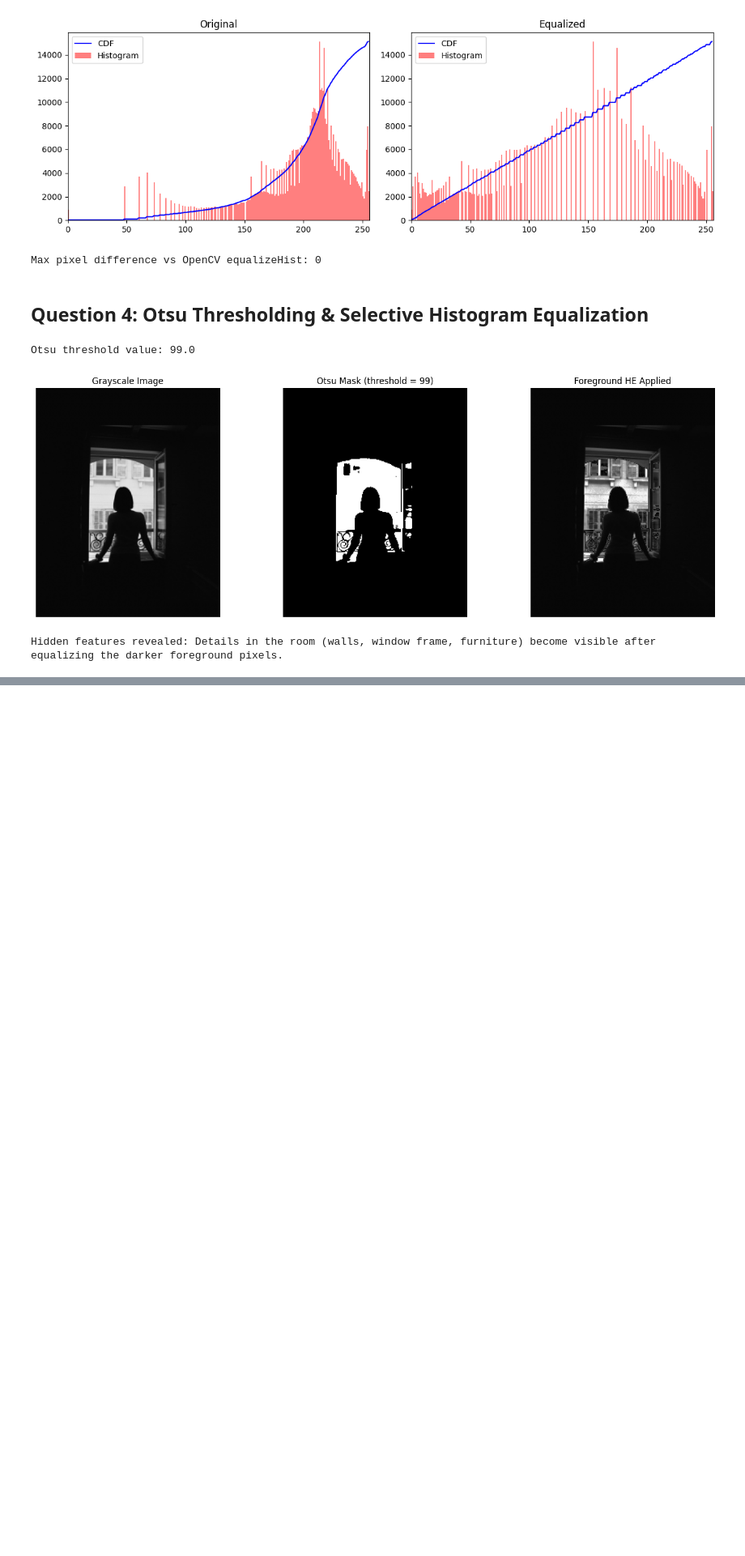
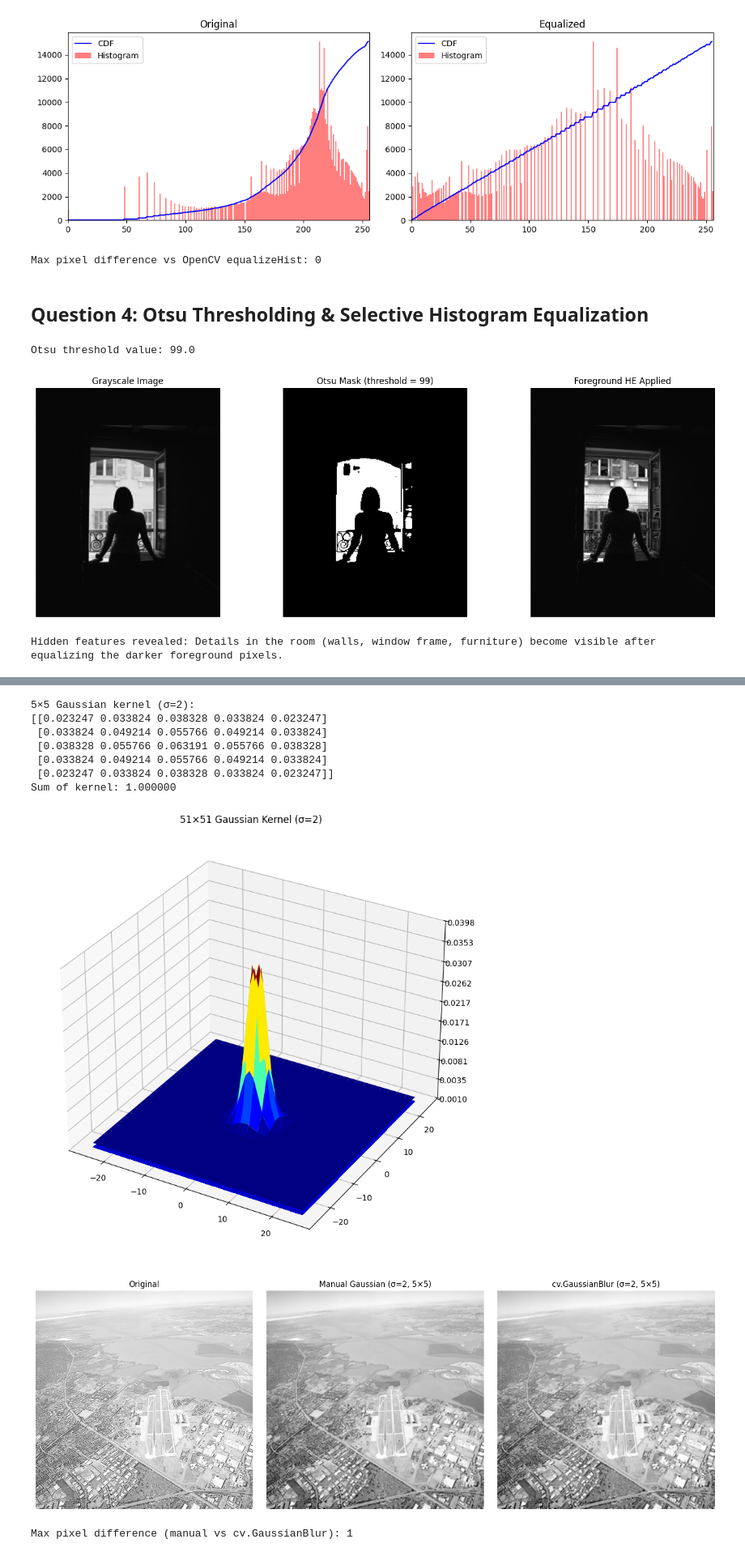
Before and after one commit to Dilki20thakshmila/Computer_Vision_Assignment_01, a Jupyter notebook: Assignment_01_258829L.ipynb, the cells around one changed output, grey strips where cells are left out. Shown at 81% size. Drawn from its saved outputs; the diff is of its cells as text; code cells hidden in the pictures; blank space fills up the shorter version.

```diff
--- a/Assignment_01_258829L.ipynb
+++ b/Assignment_01_258829L.ipynb
@@ -260,0 +264,79 @@ Hidden features revealed: Details in the room (walls, window frame, furniture) b
+# %%
+import cv2 as cv
+import numpy as np
+import matplotlib.pyplot as plt
+from mpl_toolkits.mplot3d import Axes3D
+from matplotlib import cm
+from matplotlib.ticker import LinearLocator, FormatStrFormatter
+
+#(a) Compute normalized 5×5 Gaussian kernel, σ = 2
+def gaussian_kernel(size, sigma):
+    half = size // 2
+    ax = np.arange(-half, half + 1)
+    xx, yy = np.meshgrid(ax, ax)
+    kernel = np.exp(-(xx**2 + yy**2) / (2 * sigma**2))
+    return kernel / kernel.sum()  # normalize
+
+sigma = 2
+kernel_5x5 = gaussian_kernel(5, sigma)
+print('5×5 Gaussian kernel (σ=2):')
+print(np.round(kernel_5x5, 6))
+print(f'Sum of kernel: {kernel_5x5.sum():.6f}')
+
+#(b) Visualize 51×51 Gaussian kernel as 3D surface
+kernel_51x51 = gaussian_kernel(51, sigma)
+
+fig = plt.figure(figsize=(10, 8))
+ax = fig.add_subplot(111, projection='3d')
+half = 51 // 2
+X = np.arange(-half, half + 1)
+Y = np.arange(-half, half + 1)
+X, Y = np.meshgrid(X, Y)
+surf = ax.plot_surface(X, Y, kernel_51x51, cmap=cm.jet, linewidth=0, antialiased=True)
+ax.zaxis.set_major_locator(LinearLocator(10))
+ax.zaxis.set_major_formatter(FormatStrFormatter('%.4f'))
+cset = ax.contourf(X, Y, kernel_51x51, zdir='z',
+                   offset=kernel_51x51.min() - 0.001, cmap=cm.jet)
+ax.set_zlim(kernel_51x51.min() - 0.001, kernel_51x51.max())
+ax.set_title(f'51×51 Gaussian Kernel (σ={sigma})')
+plt.tight_layout()
+plt.savefig('q5_gaussian_3d.png', dpi=150)
+plt.show()
+
+#(c) Apply Gaussian smoothing with manually computed kernel
+img = cv.imread('E:/ML/Images/Fig0309(a)(washed_out_aerial_image).tif', cv.IMREAD_GRAYSCALE)
+assert img is not None
+
+img_manual = cv.filter2D(img, cv.CV_32F, kernel_5x5.astype(np.float32))
+img_manual_uint8 = np.clip(img_manual, 0, 255).astype('uint8')
+
+#(d) Apply using cv.GaussianBlur()
+img_cv_blur = cv.GaussianBlur(img, (5, 5), sigma)
+
+fig, axes = plt.subplots(1, 3, figsize=(15, 5))
+axes[0].imshow(img, cmap='gray')
+axes[0].set_title('Original')
+axes[0].axis('off')
+axes[1].imshow(img_manual_uint8, cmap='gray')
+axes[1].set_title('Manual Gaussian (σ=2, 5×5)')
+axes[1].axis('off')
+axes[2].imshow(img_cv_blur, cmap='gray')
+axes[2].set_title('cv.GaussianBlur (σ=2, 5×5)')
+axes[2].axis('off')
+plt.tight_layout()
+plt.savefig('q5_gaussian_filtering.png', dpi=150)
+plt.show()
+
+diff = np.abs(img_manual_uint8.astype(int) - img_cv_blur.astype(int))
+print(f'Max pixel difference (manual vs cv.GaussianBlur): {diff.max()}')
+# %% [output]
+5×5 Gaussian kernel (σ=2):
+[[0.023247 0.033824 0.038328 0.033824 0.023247]
+ [0.033824 0.049214 0.055766 0.049214 0.033824]
+ [0.038328 0.055766 0.063191 0.055766 0.038328]
+ [0.033824 0.049214 0.055766 0.049214 0.033824]
+ [0.023247 0.033824 0.038328 0.033824 0.023247]]
+Sum of kernel: 1.000000
+[figure, added]
+[figure, added]
+Max pixel difference (manual vs cv.GaussianBlur): 1
```
Also changed, not shown: parts of 2 cells of this notebook, 2 other files.
